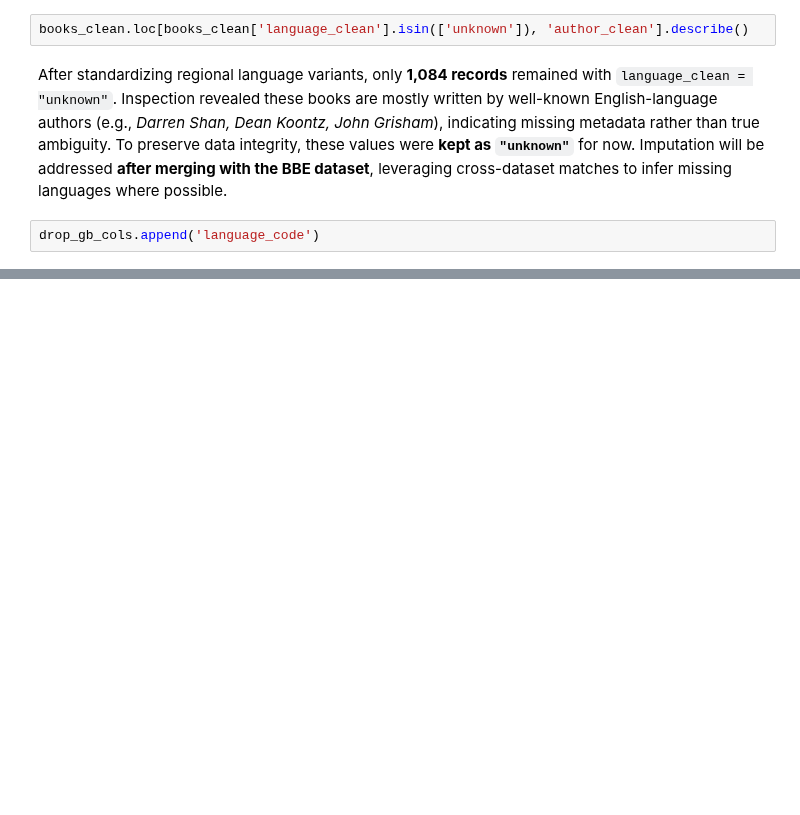
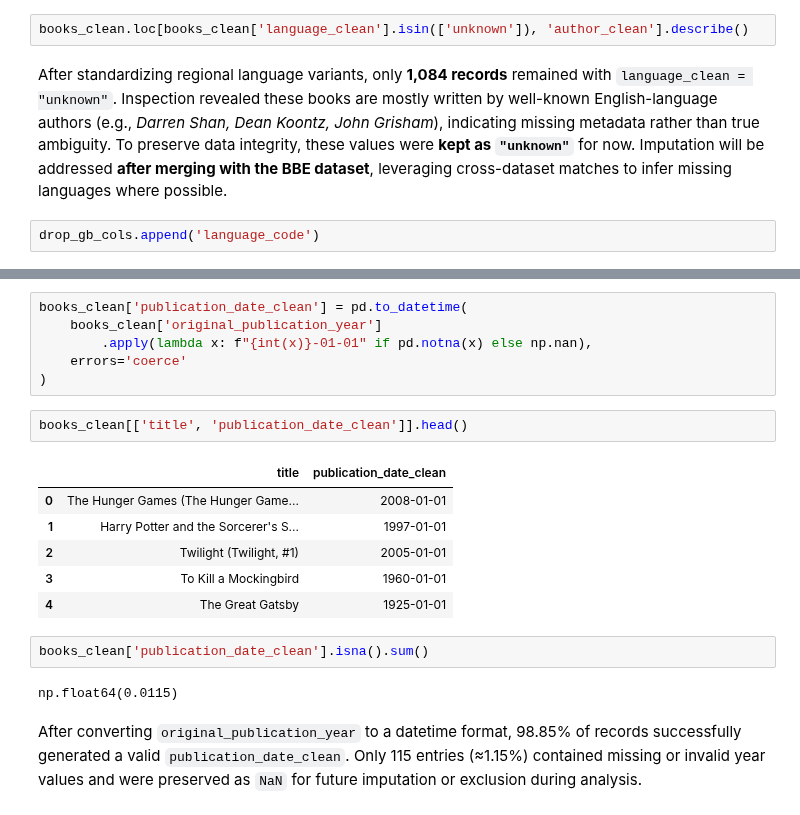
Before and after one commit to larevolucia/bookwise-analytics, a Jupyter notebook: notebooks/02_Data_Cleaning.ipynb, the cells around one changed output, grey strips where cells are left out. Cells and saved outputs as stored; diff of their text form; blank space fills up the shorter version.

```diff
--- a/notebooks/02_Data_Cleaning.ipynb
+++ b/notebooks/02_Data_Cleaning.ipynb
@@ -2086,0 +2126,21 @@ drop_gb_cols.append('language_code')
+# %%
+books_clean['publication_date_clean'] = pd.to_datetime(
+    books_clean['original_publication_year']
+        .apply(lambda x: f"{int(x)}-01-01" if pd.notna(x) else np.nan),
+    errors='coerce'
+)
+# %%
+books_clean[['title', 'publication_date_clean']].head()
+# %% [output]
+|  | title | publication_date_clean |
+| 0 | The Hunger Games (The Hunger Game... | 2008-01-01 |
+| 1 | Harry Potter and the Sorcerer's S... | 1997-01-01 |
+| 2 | Twilight (Twilight, #1) | 2005-01-01 |
+| 3 | To Kill a Mockingbird | 1960-01-01 |
+| 4 | The Great Gatsby | 1925-01-01 |
+# %%
+books_clean['publication_date_clean'].isna().sum()
+# %% [output]
+np.float64(0.0115)
+# %% [markdown]
+After converting `original_publication_year` to a datetime format, 98.85% of records successfully generated a valid `publication_date_clean`. Only 115 entries (≈1.15%) contained missing or invalid year values and were preserved as `NaN` for future imputation or exclusion during analysis.
```
Also changed, not shown: parts of 5 cells of this notebook.
